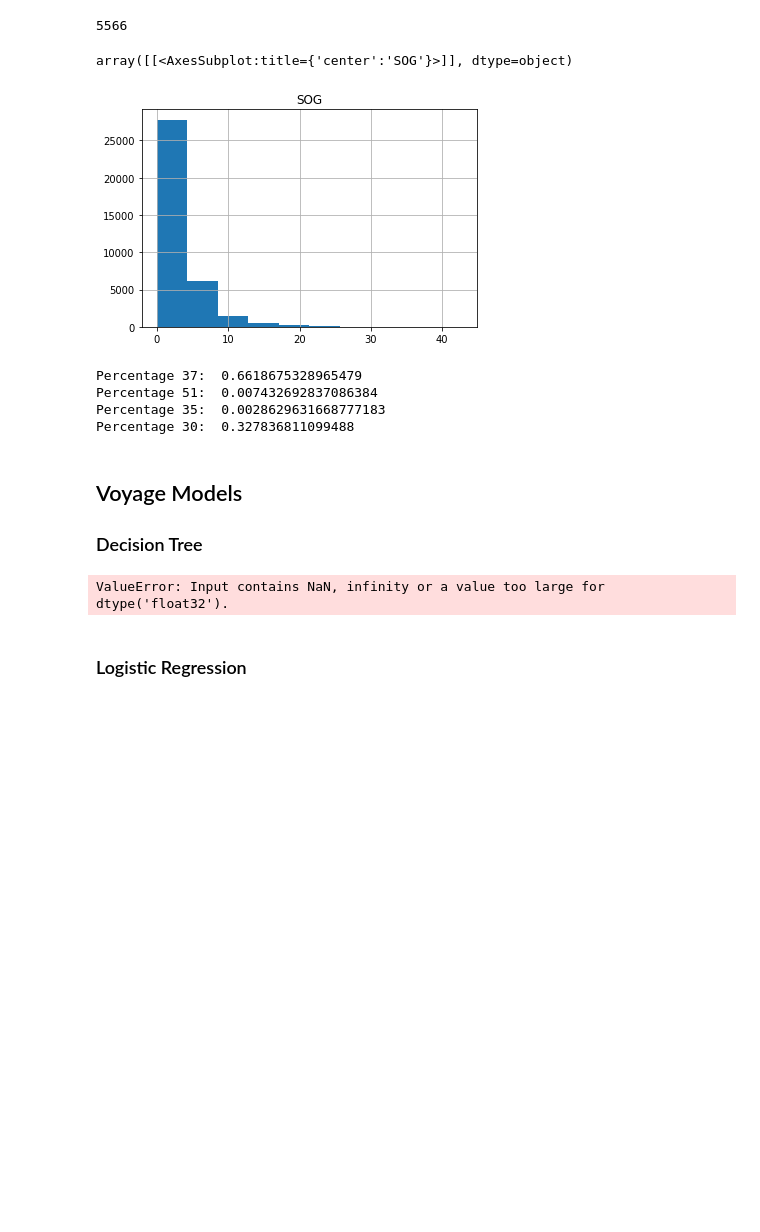
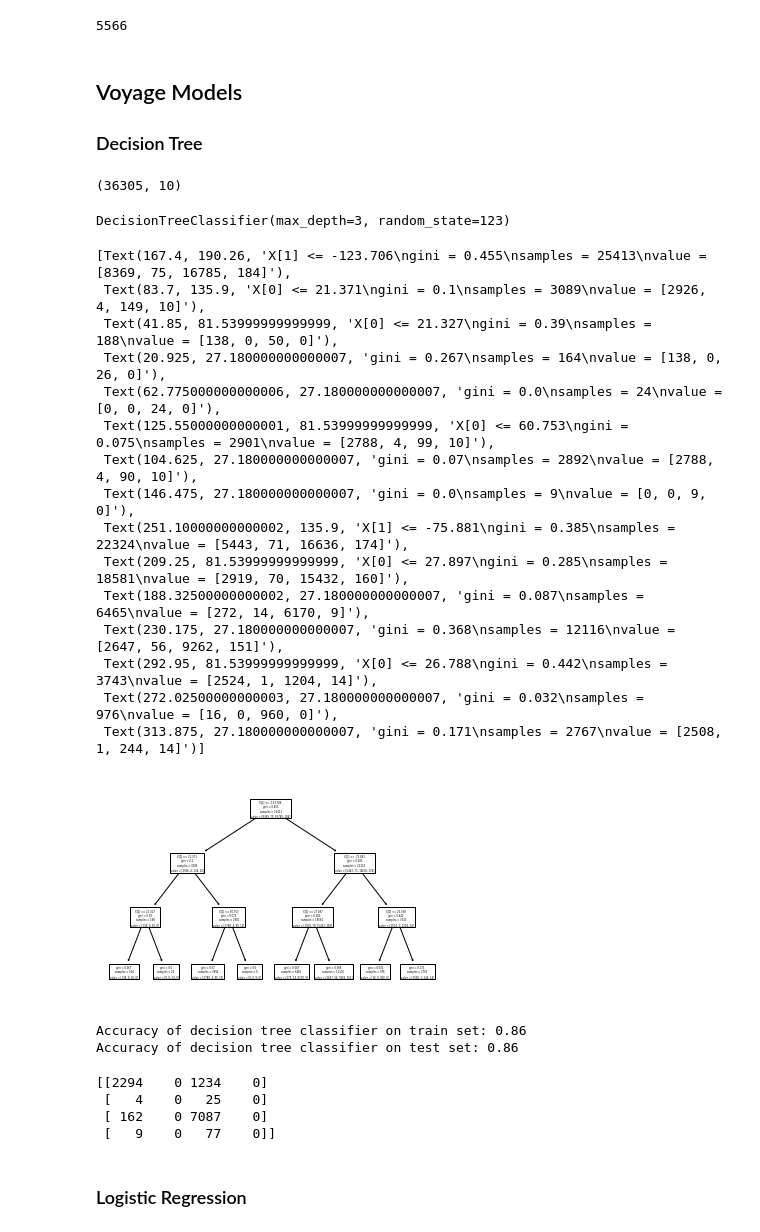
Before and after one commit to bevvvvv/vessel-classification, a Jupyter notebook: VesselClassification.ipynb, the cells around one changed output. Cells and saved outputs as stored; diff of their text form; code cells hidden in the pictures; blank space fills up the shorter version.

```diff
--- a/VesselClassification.ipynb
+++ b/VesselClassification.ipynb
@@ -319,26 +326,6 @@ ais.shape
 ais.VesselName.nunique()
 # %% [output]
 5566
-# %%
-ais[ais.SOG >= 0].hist('SOG')
-# %% [output]
-array([[<AxesSubplot:title={'center':'SOG'}>]], dtype=object)
-[figure, removed]
-# %%
-count_p = len(ais[ais.VesselType == 37])
-count_s = len(ais[ais.VesselType == 51])
-count_mil = len(ais[ais.VesselType == 35])
-count_fish = len(ais[ais.VesselType == 30])
-count_tot = count_mil + count_p + count_s + count_fish
-print('Percentage 37: ', count_p / count_tot)
-print('Percentage 51: ', count_s / count_tot)
-print('Percentage 35: ', count_mil / count_tot)
-print('Percentage 30: ', count_fish / count_tot)
-# %% [output]
-Percentage 37:  0.6618675328965479
-Percentage 51:  0.007432692837086384
-Percentage 35:  0.0028629631668777183
-Percentage 30:  0.327836811099488
 # %% [markdown]
 ## Voyage Models
 
@@ -349,13 +336,52 @@ from sklearn.tree import DecisionTreeClassifier, plot_tree, export_graphviz
 from sklearn.model_selection import train_test_split
 # %%
 features = ['LAT','LON','SOG','Heading', 'acceleration', 'bearing_rate']
-X_train = ais[features]
-Y_train = ais['VesselType'].astype(str).tolist()
+df = ais.copy()
+for feat in features:
+    df = df[np.isfinite(df[feat])]
+X_train = df[features]
+Y_train = df['VesselType'].astype(str).tolist()
 X_train, X_test, Y_train, Y_test = train_test_split(X_train, Y_train, test_size=0.3, random_state=123)
 dt_model = DecisionTreeClassifier(max_depth=3,random_state=123)
 dt_model.fit(X_train, Y_train)
 # %% [output]
-ValueError: Input contains NaN, infinity or a value too large for dtype('float32').
+(36305, 10)
+DecisionTreeClassifier(max_depth=3, random_state=123)
+# %%
+plot_tree(dt_model)
+# %% [output]
+[Text(167.4, 190.26, 'X[1] <= -123.706\ngini = 0.455\nsamples = 25413\nvalue = [8369, 75, 16785, 184]'),
+ Text(83.7, 135.9, 'X[0] <= 21.371\ngini = 0.1\nsamples = 3089\nvalue = [2926, 4, 149, 10]'),
+ Text(41.85, 81.53999999999999, 'X[0] <= 21.327\ngini = 0.39\nsamples = 188\nvalue = [138, 0, 50, 0]'),
+ Text(20.925, 27.180000000000007, 'gini = 0.267\nsamples = 164\nvalue = [138, 0, 26, 0]'),
+ Text(62.775000000000006, 27.180000000000007, 'gini = 0.0\nsamples = 24\nvalue = [0, 0, 24, 0]'),
+ Text(125.55000000000001, 81.53999999999999, 'X[0] <= 60.753\ngini = 0.075\nsamples = 2901\nvalue = [2788, 4, 99, 10]'),
+ Text(104.625, 27.180000000000007, 'gini = 0.07\nsamples = 2892\nvalue = [2788, 4, 90, 10]'),
+ Text(146.475, 27.180000000000007, 'gini = 0.0\nsamples = 9\nvalue = [0, 0, 9, 0]'),
+ Text(251.10000000000002, 135.9, 'X[1] <= -75.881\ngini = 0.385\nsamples = 22324\nvalue = [5443, 71, 16636, 174]'),
+ Text(209.25, 81.53999999999999, 'X[0] <= 27.897\ngini = 0.285\nsamples = 18581\nvalue = [2919, 70, 15432, 160]'),
+ Text(188.32500000000002, 27.180000000000007, 'gini = 0.087\nsamples = 6465\nvalue = [272, 14, 6170, 9]'),
+ Text(230.175, 27.180000000000007, 'gini = 0.368\nsamples = 12116\nvalue = [2647, 56, 9262, 151]'),
+ Text(292.95, 81.53999999999999, 'X[0] <= 26.788\ngini = 0.442\nsamples = 3743\nvalue = [2524, 1, 1204, 14]'),
+ Text(272.02500000000003, 27.180000000000007, 'gini = 0.032\nsamples = 976\nvalue = [16, 0, 960, 0]'),
+ Text(313.875, 27.180000000000007, 'gini = 0.171\nsamples = 2767\nvalue = [2508, 1, 244, 14]')]
+[figure, added]
+# %%
+print('Accuracy of decision tree classifier on train set: {:.2f}'.format(dt_model.score(X_train, Y_train)))
+print('Accuracy of decision tree classifier on test set: {:.2f}'.format(dt_model.score(X_test, Y_test)))
+# %% [output]
+Accuracy of decision tree classifier on train set: 0.86
+Accuracy of decision tree classifier on test set: 0.86
+# %%
+from sklearn.metrics import confusion_matrix
+Y_pred = dt_model.predict(X_test)
+confusion_matrix = confusion_matrix(Y_test, Y_pred)
+print(confusion_matrix)
+# %% [output]
+[[2294    0 1234    0]
+ [   4    0   25    0]
+ [ 162    0 7087    0]
+ [   9    0   77    0]]
 # %% [markdown]
 ### Logistic Regression
 # %%
```
Also changed, not shown: parts of 14 cells of this notebook, 1 other file.
